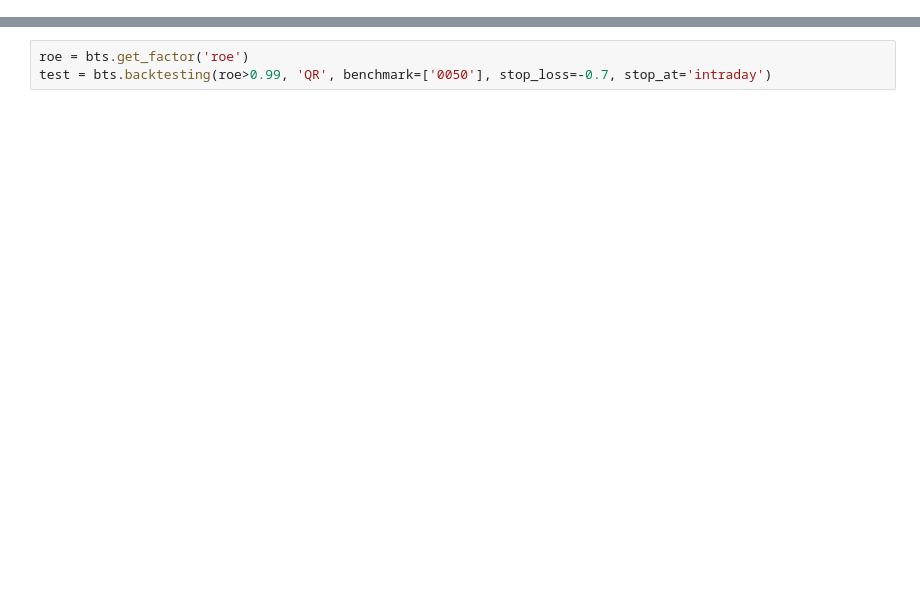
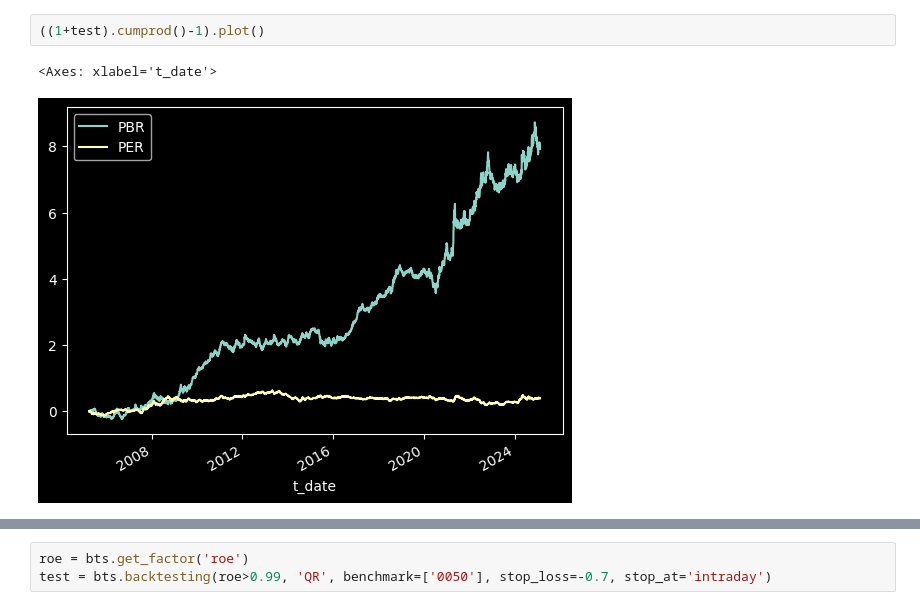
Before and after one commit to DeepLeek-quant/scythe-quant, a Jupyter notebook: examples/examples.ipynb, the cells around one changed output, grey strips where cells are left out. Drawn from its saved outputs; the diff is of its cells as text; blank space fills up the shorter version.

```diff
--- a/examples/examples.ipynb
+++ b/examples/examples.ipynb
@@ -8,0 +194,5 @@ import numpy as np
+# %%
+((1+test).cumprod()-1).plot()
+# %% [output]
+<Axes: xlabel='t_date'>
+[figure, added]
```
Also changed, not shown: parts of 18 cells of this notebook, 4 other files.
